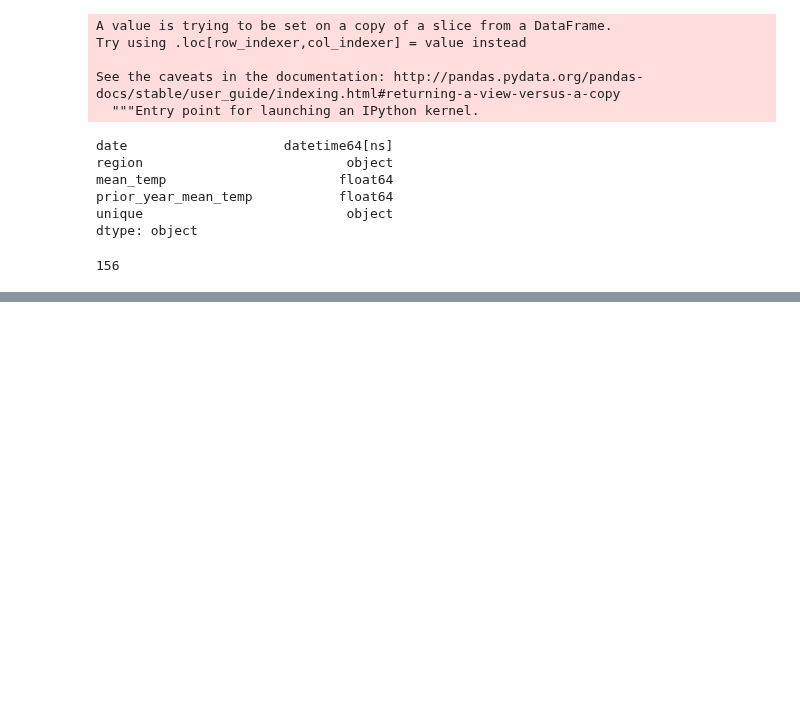
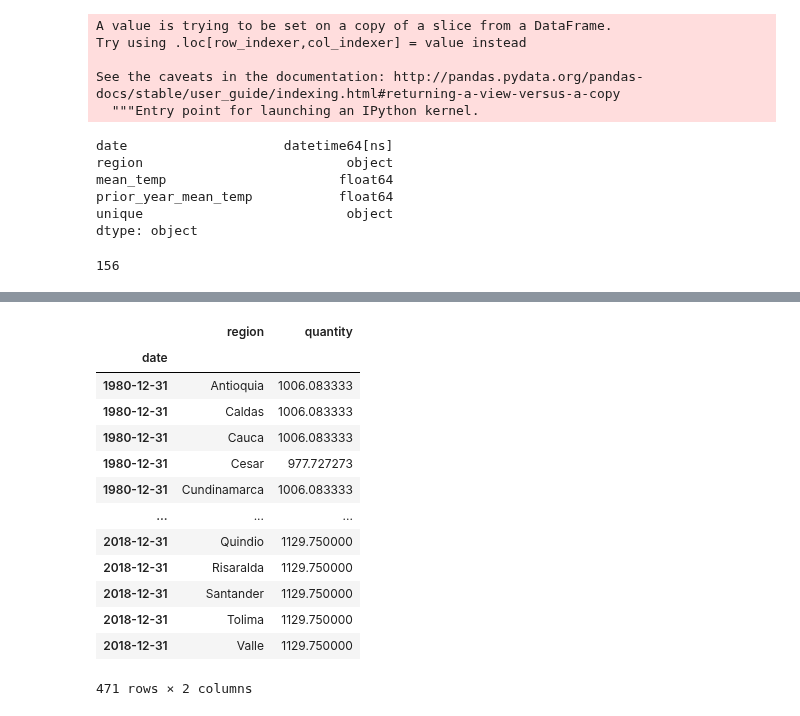
Before and after one commit to Data-Robusta/data-robusta, a Jupyter notebook: jeff_scratch.ipynb, the cells around one changed output, grey strips where cells are left out. Cells and saved outputs as stored; diff of their text form; code cells hidden in the pictures; blank space fills up the shorter version.

```diff
--- a/jeff_scratch.ipynb
+++ b/jeff_scratch.ipynb
@@ -542,0 +555,17 @@ mean_temp
+# %%
+region_quantity
+# %% [output]
+|  | region | quantity |
+| date |  |  |
+| 1980-12-31 | Antioquia | 1006.083333 |
+| 1980-12-31 | Caldas | 1006.083333 |
+| 1980-12-31 | Cauca | 1006.083333 |
+| 1980-12-31 | Cesar | 977.727273 |
+| 1980-12-31 | Cundinamarca | 1006.083333 |
+| ... | ... | ... |
+| 2018-12-31 | Quindio | 1129.750000 |
+| 2018-12-31 | Risaralda | 1129.750000 |
+| 2018-12-31 | Santander | 1129.750000 |
+| 2018-12-31 | Tolima | 1129.750000 |
+| 2018-12-31 | Valle | 1129.750000 |
+471 rows × 2 columns
```
Also changed, not shown: parts of 14 cells of this notebook, 1 other file.
